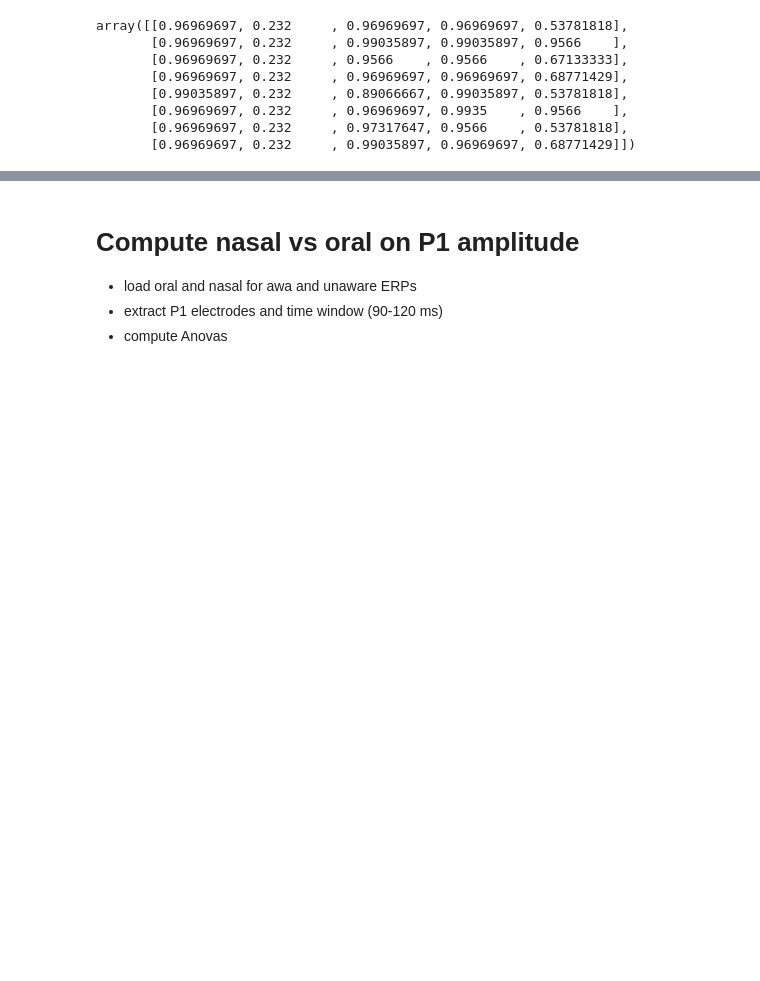
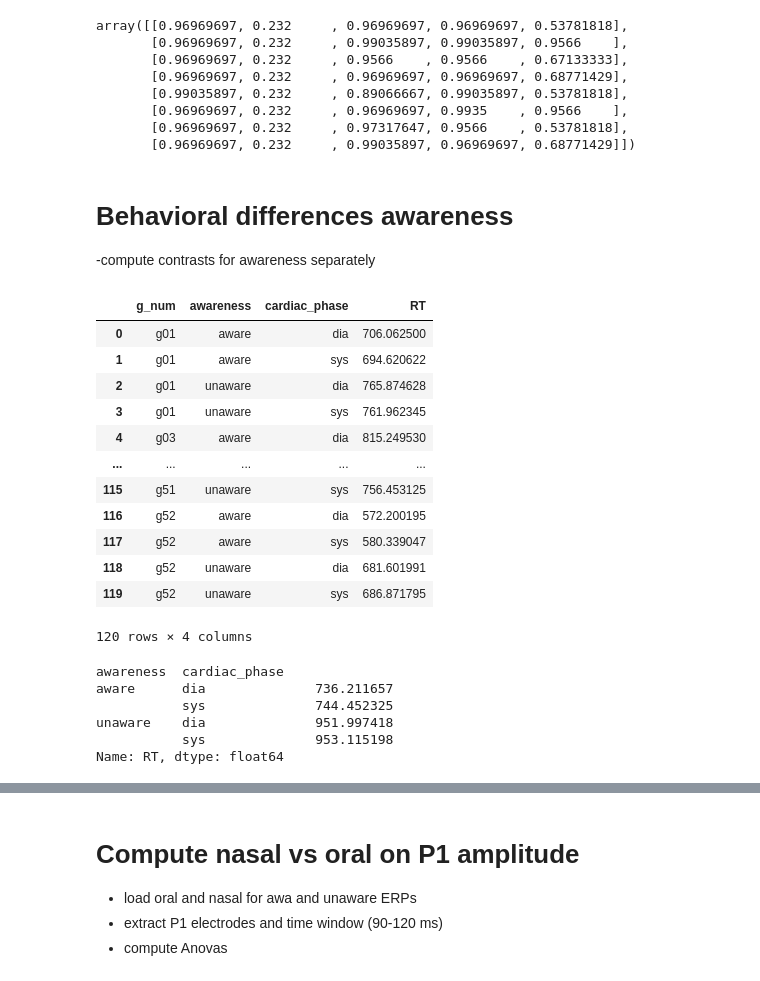
Before and after one commit to vivile42/Oral_24, a Jupyter notebook: stats/stats_R1.ipynb, the cells around one changed output, grey strips where cells are left out. Saved outputs shown, nothing was run; the diff lists cells and outputs as text; code cells hidden in the pictures; blank space fills up the shorter version.

```diff
--- a/stats/stats_R1.ipynb
+++ b/stats/stats_R1.ipynb
@@ -220,3 +220,34 @@ array([[0.96969697, 0.232     , 0.96969697, 0.96969697, 0.53781818],
        [0.96969697, 0.232     , 0.96969697, 0.9935    , 0.9566    ],
        [0.96969697, 0.232     , 0.97317647, 0.9566    , 0.53781818],
        [0.96969697, 0.232     , 0.99035897, 0.96969697, 0.68771429]])
+# %% [markdown]
+# Behavioral differences awareness
+-compute contrasts for awareness separately
+# %%
+df=pd.read_feather('ana/behavioral/df_o_quantilefilt.feather')
+# %%
+df_table_card=pd.pivot_table(df,index=['g_num','awareness','cardiac_phase'],values='RT').reset_index()
+df_table_card
+# %% [output]
+|  | g_num | awareness | cardiac_phase | RT |
+| 0 | g01 | aware | dia | 706.062500 |
+| 1 | g01 | aware | sys | 694.620622 |
+| 2 | g01 | unaware | dia | 765.874628 |
+| 3 | g01 | unaware | sys | 761.962345 |
+| 4 | g03 | aware | dia | 815.249530 |
+| ... | ... | ... | ... | ... |
+| 115 | g51 | unaware | sys | 756.453125 |
+| 116 | g52 | aware | dia | 572.200195 |
+| 117 | g52 | aware | sys | 580.339047 |
+| 118 | g52 | unaware | dia | 681.601991 |
+| 119 | g52 | unaware | sys | 686.871795 |
+120 rows × 4 columns
+# %%
+df_table_card.groupby(['awareness','cardiac_phase'])['RT'].mean()
+# %% [output]
+awareness  cardiac_phase
+aware      dia              736.211657
+           sys              744.452325
+unaware    dia              951.997418
+           sys              953.115198
+Name: RT, dtype: float64
```
Also changed, not shown: parts of 19 cells of this notebook.
